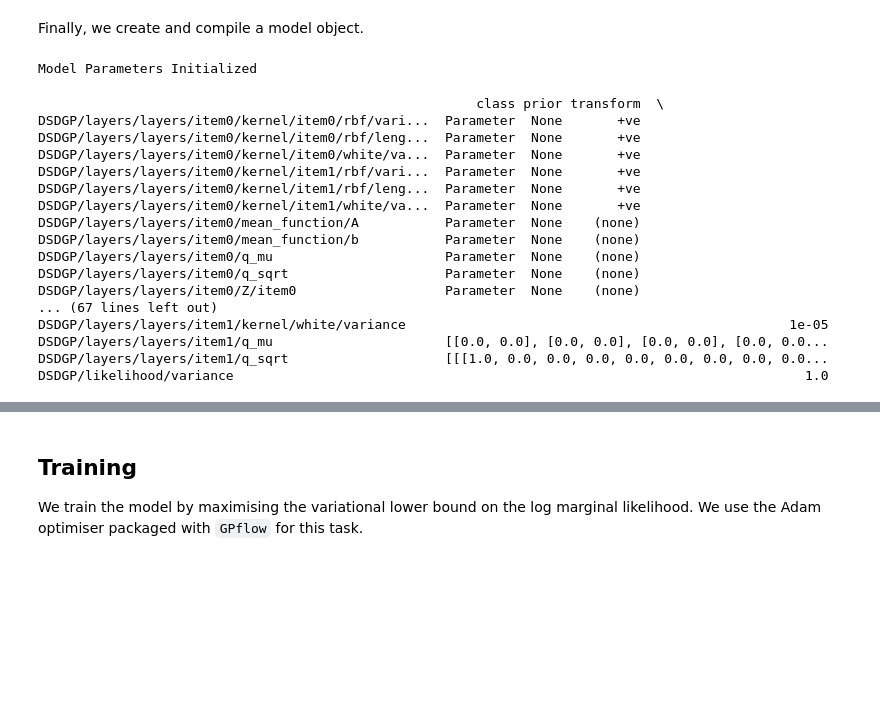
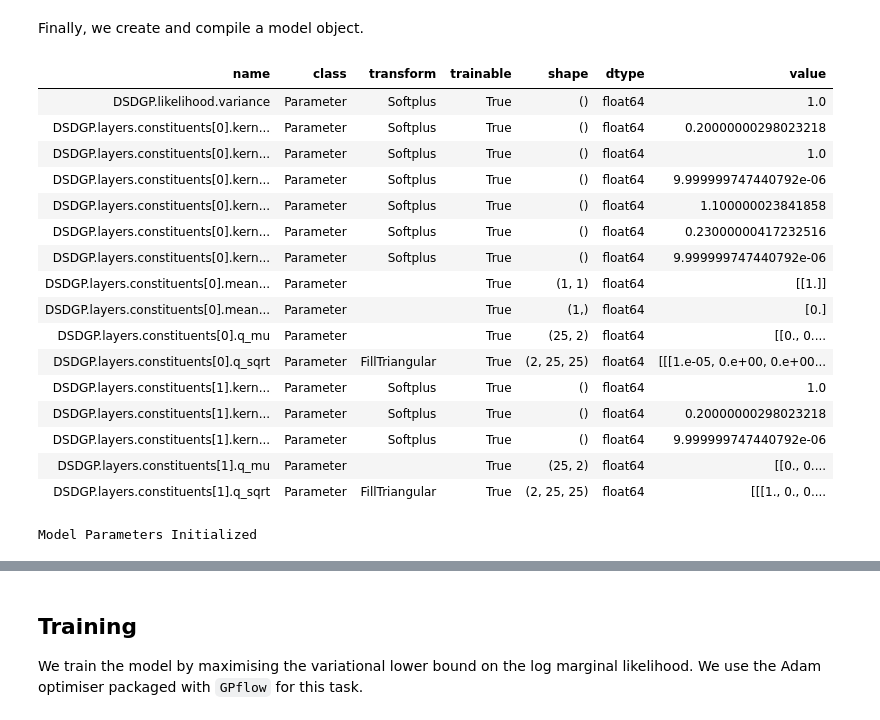
Before and after one commit to aboustati/dgplib, a Jupyter notebook: doc/notebooks/simple_example_multikernel.ipynb, the cells around one changed output, grey strips where cells are left out. Drawn from its saved outputs; the diff is of its cells as text; code cells hidden in the pictures; blank space fills up the shorter version.

```diff
--- a/doc/notebooks/simple_example_multikernel.ipynb
+++ b/doc/notebooks/simple_example_multikernel.ipynb
@@ -69,3 +57,36 @@ output_layer = OutputLayer(input_dim=2,
+# %%
+# Layers
+def make_input_layer_kernels():
+    kernel = gpflow.kernels.mo_kernels.SeparateIndependentMok(
+        [RBF(variance=0.2, lengthscale=1.0) + White(variance=1e-5),
+         RBF(variance=1.1, lengthscale=0.23) + White(variance=1e-5)]
+    )
+    return kernel
+
+def make_output_layer_kernel(lengthscale, variance):
+    kernel = gpflow.kernels.mo_kernels.SharedIndependentMok(
+        RBF(variance=variance, lengthscale=lengthscale) + White(variance=1e-5),
+        output_dimensionality=2
+    )
+    return kernel
+
+
+input_layer = Layer(
+    input_dim=1,
+    output_dim=2,
+    kernel=make_input_layer_kernels(),
+    num_inducing=M,
+    fixed_linear_mean_function=True
+)
+
+input_layer.q_sqrt.assign(input_layer.q_sqrt * 1e-5)
+
+output_layer = Layer(
+    input_dim=2,
+    output_dim=2,
+    kernel=make_output_layer_kernel(lengthscale=0.2, variance=1.),
+    num_inducing=M
+)
 # %% [markdown]
 Next, we wrap the layers around a `Sequential` object. This takes care of initializing the inducing inputs when fed into the model.
 # %%
@@ -73,26 +94,24 @@ seq = Sequential([input_layer, output_layer])
 # %% [markdown]
 Finally, we create and compile a model object.
 # %%
-model = DSDGP(X=X, Y=Y, Z=Z, layers=seq, likelihood=Gaussian())
+model = DSDGP(Z=Z, layers=seq, likelihood=Gaussian(), num_latent=2)
-# %% [output]
-Model Parameters Initialized
 # %%
-print(model)
+print_summary(model)
 # %% [output]
-                                                        class prior transform  \
-DSDGP/layers/layers/item0/kernel/item0/rbf/vari...  Parameter  None       +ve
-DSDGP/layers/layers/item0/kernel/item0/rbf/leng...  Parameter  None       +ve
-DSDGP/layers/layers/item0/kernel/item0/white/va...  Parameter  None       +ve
-DSDGP/layers/layers/item0/kernel/item1/rbf/vari...  Parameter  None       +ve
-DSDGP/layers/layers/item0/kernel/item1/rbf/leng...  Parameter  None       +ve
-DSDGP/layers/layers/item0/kernel/item1/white/va...  Parameter  None       +ve
-DSDGP/layers/layers/item0/mean_function/A           Parameter  None    (none)
-DSDGP/layers/layers/item0/mean_function/b           Parameter  None    (none)
-DSDGP/layers/layers/item0/q_mu                      Parameter  None    (none)
-DSDGP/layers/layers/item0/q_sqrt                    Parameter  None    (none)
-DSDGP/layers/layers/item0/Z/item0                   Parameter  None    (none)
-... (67 lines left out)
-DSDGP/layers/layers/item1/kernel/white/variance                                                 1e-05
-DSDGP/layers/layers/item1/q_mu                      [[0.0, 0.0], [0.0, 0.0], [0.0, 0.0], [0.0, 0.0...
-DSDGP/layers/layers/item1/q_sqrt                    [[[1.0, 0.0, 0.0, 0.0, 0.0, 0.0, 0.0, 0.0, 0.0...
-DSDGP/likelihood/variance                                                                         1.0
+| name | class | transform | trainable | shape | dtype | value |
+| DSDGP.likelihood.variance | Parameter | Softplus | True | () | float64 | 1.0 |
+| DSDGP.layers.constituents[0].kern... | Parameter | Softplus | True | () | float64 | 0.20000000298023218 |
+| DSDGP.layers.constituents[0].kern... | Parameter | Softplus | True | () | float64 | 1.0 |
+| DSDGP.layers.constituents[0].kern... | Parameter | Softplus | True | () | float64 | 9.999999747440792e-06 |
+| DSDGP.layers.constituents[0].kern... | Parameter | Softplus | True | () | float64 | 1.100000023841858 |
+| DSDGP.layers.constituents[0].kern... | Parameter | Softplus | True | () | float64 | 0.23000000417232516 |
+| DSDGP.layers.constituents[0].kern... | Parameter | Softplus | True | () | float64 | 9.999999747440792e-06 |
+| DSDGP.layers.constituents[0].mean... | Parameter |  | True | (1, 1) | float64 | [[1.]] |
+| DSDGP.layers.constituents[0].mean... | Parameter |  | True | (1,) | float64 | [0.] |
+| DSDGP.layers.constituents[0].q_mu | Parameter |  | True | (25, 2) | float64 | [[0., 0.... |
+| DSDGP.layers.constituents[0].q_sqrt | Parameter | FillTriangular | True | (2, 25, 25) | float64 | [[[1.e-05, 0.e+00, 0.e+00... |
+| DSDGP.layers.constituents[1].kern... | Parameter | Softplus | True | () | float64 | 1.0 |
+| DSDGP.layers.constituents[1].kern... | Parameter | Softplus | True | () | float64 | 0.20000000298023218 |
+| DSDGP.layers.constituents[1].kern... | Parameter | Softplus | True | () | float64 | 9.999999747440792e-06 |
+| DSDGP.layers.constituents[1].q_mu | Parameter |  | True | (25, 2) | float64 | [[0., 0.... |
+| DSDGP.layers.constituents[1].q_sqrt | Parameter | FillTriangular | True | (2, 25, 25) | float64 | [[[1., 0., 0.... |
@@ -100,0 +118,4 @@ model.compile()
+# %%
+model.initialize_layers_from_data(X)
+# %% [output]
+Model Parameters Initialized
```
Also changed, not shown: parts of 15 cells of this notebook, 2 other files.
